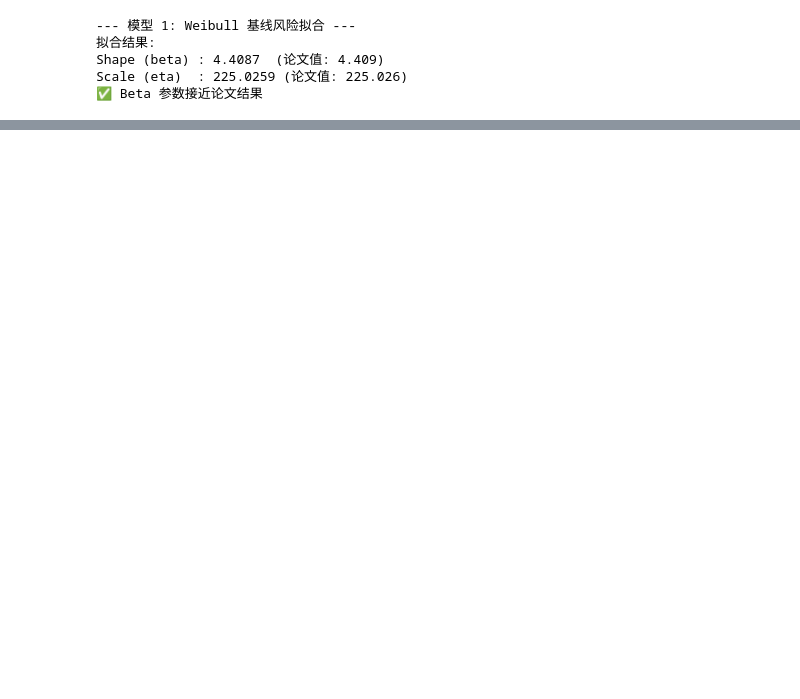
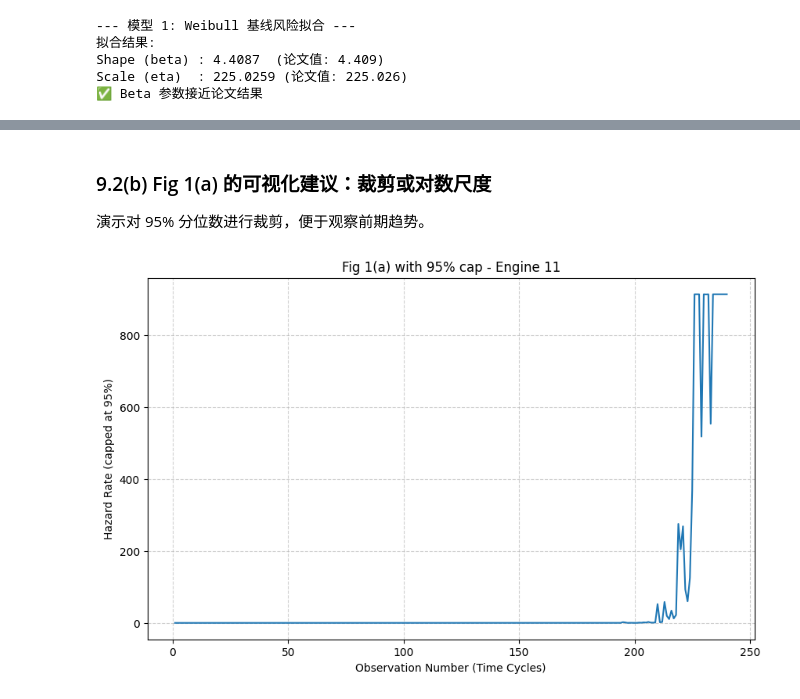
Before and after one commit to keter0001/lifelines-, a Jupyter notebook: 论文复现.ipynb, the cells around one changed output, grey strips where cells are left out. Cells and saved outputs as stored; diff of their text form; code cells hidden in the pictures; blank space fills up the shorter version.

```diff
--- a/论文复现.ipynb
+++ b/论文复现.ipynb
@@ -310,0 +324,16 @@ Engine 11 的 Hazard Rate 计算完成。
+# %%
+# 1. ?? Weibull ?? (???? 1)
+beta = wb.rho_
+eta = wb.lambda_
+
+# 2. ?? Baseline Hazard h0(t)
+t = df_process['time_cycles']
+h0_t = (beta / eta) * (t / eta)**(beta - 1)
+
+# 3. ?? Hazard Risk exp(??Z) (???? 2)
+hazard_risk = ctv.predict_partial_hazard(df_process[selected_features])
+
+# 4. ?? BH/HR ??????? Hazard Rate
+df_process['h0_t'] = h0_t
+df_process['hazard_risk'] = hazard_risk
+df_process['hazard_rate'] = df_process['h0_t'] * df_process['hazard_risk']
@@ -310,0 +350,12 @@ Engine 11 的 Hazard Rate 计算完成。
+# %%
+engine_id = 11
+subset = (
+    df_process[df_process['unit_nr'] == engine_id]
+    .sort_values('time_cycles')
+    .copy()
+)
+
+t = subset['time_cycles'].values
+BH = subset['h0_t'].astype(float).values
+HR = subset['hazard_risk'].astype(float).values
+hz = subset['hazard_rate'].astype(float).values
@@ -310,0 +407,15 @@ Engine 11 的 Hazard Rate 计算完成。
+# %% [markdown]
+### 9.2(b) Fig 1(a) 的可视化建议：裁剪或对数尺度
+
+演示对 95% 分位数进行裁剪，便于观察前期趋势。
+# %%
+cap = np.quantile(subset['hazard_rate'].values, 0.95)
+plt.figure(figsize=(10, 6))
+plt.plot(subset['time_cycles'], np.clip(subset['hazard_rate'], None, cap))
+plt.title(f"Fig 1(a) with 95% cap - Engine {engine_id}")
+plt.xlabel("Observation Number (Time Cycles)")
+plt.ylabel("Hazard Rate (capped at 95%)")
+plt.grid(True, linestyle='--', alpha=0.6)
+plt.show()
+# %% [output]
+[figure, added]
```
Also changed, not shown: parts of 41 cells of this notebook, 1 other file.
